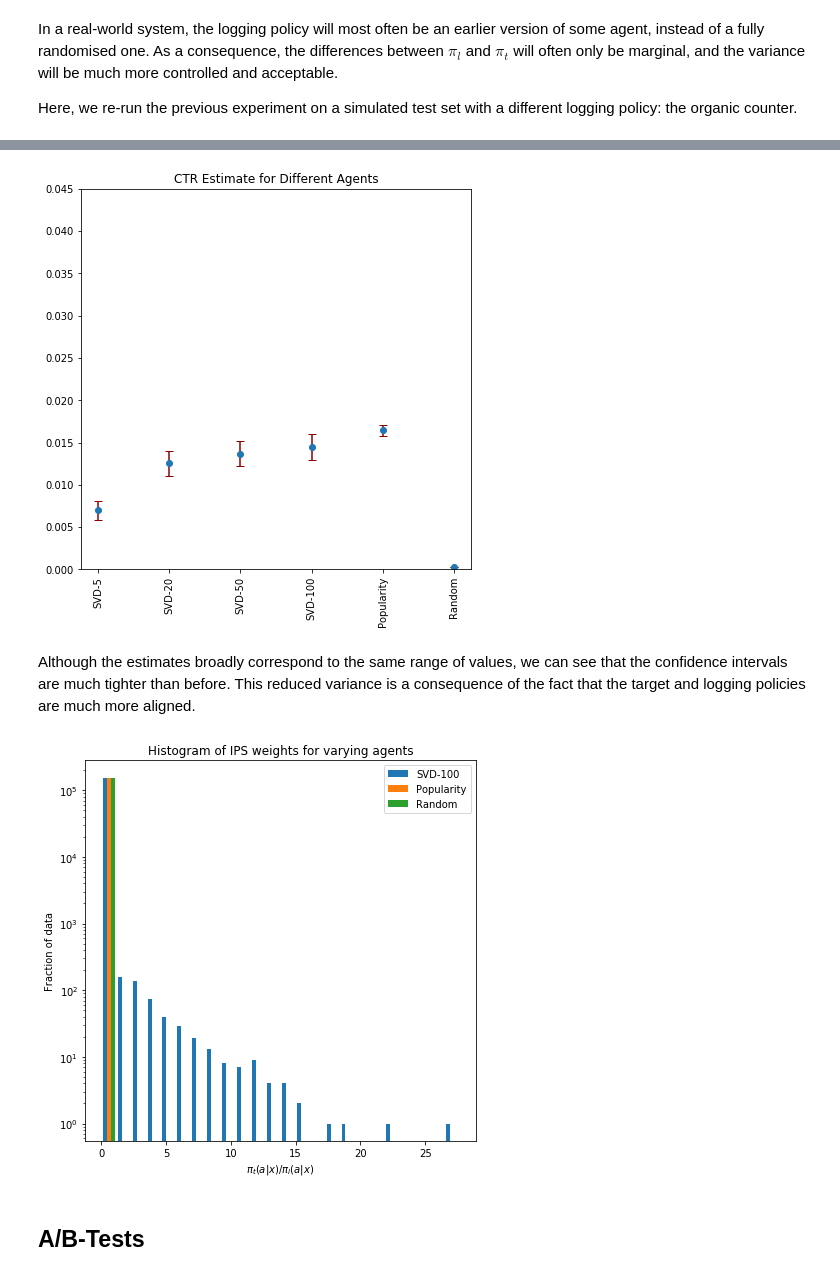
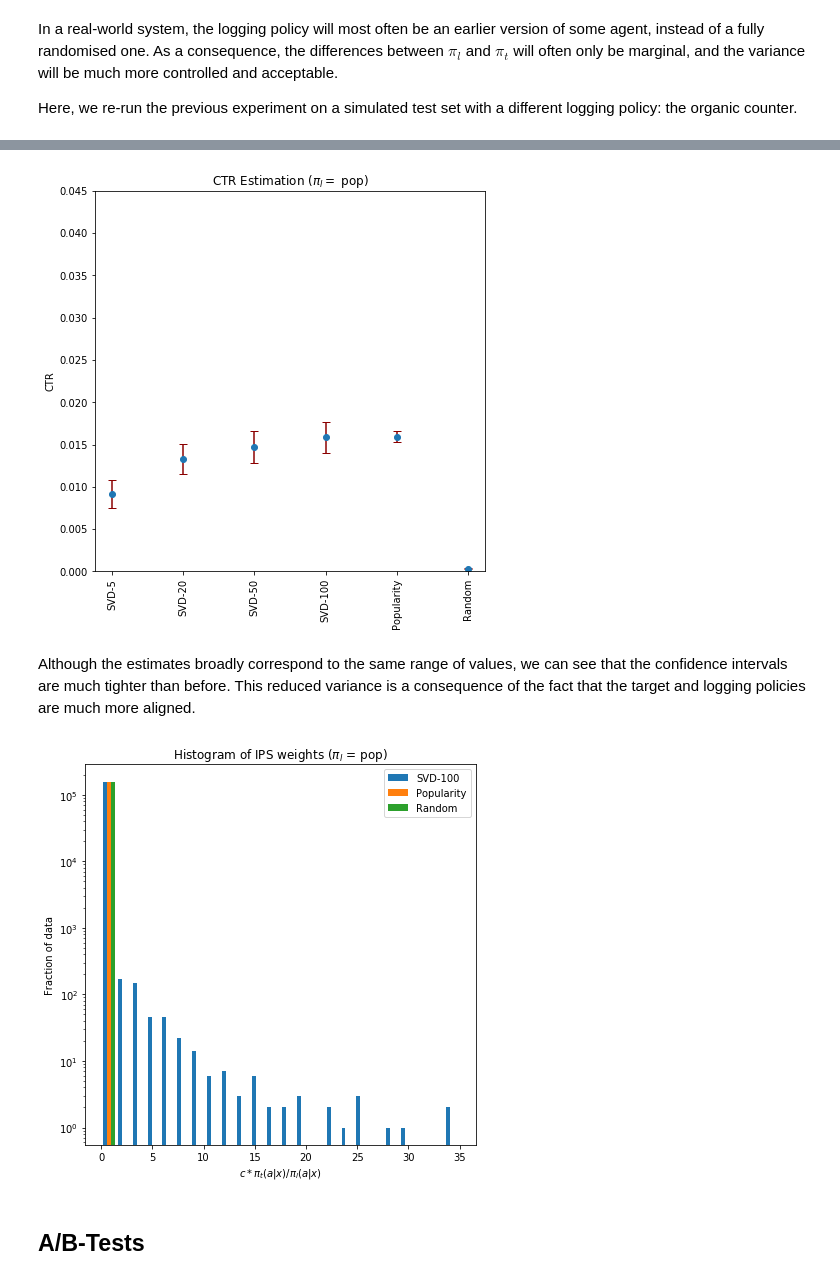
Before and after one commit to criteo-research/reco-gym, a Jupyter notebook: Bandit Feedback - evaluate organic model with bandit signal.ipynb, the cells around one changed output, grey strips where cells are left out. Drawn from its saved outputs; the diff is of its cells as text; code cells hidden in the pictures.

```diff
--- a/Bandit Feedback - evaluate organic model with bandit signal.ipynb
+++ b/Bandit Feedback - evaluate organic model with bandit signal.ipynb
@@ -173,7 +173,7 @@ In what follows, we show that the resulting eigendecomposition is successful in
 # %%
 # Keep the first n_factors eigen-values and vectors, decompose the matrix
 wdash = np.zeros_like(w)
-n_factors = 7
+n_factors = 10
 wdash[0:n_factors] = w[0:n_factors]
 embeddings = np.matmul(v,np.sqrt(np.diag(wdash)))[:,0:n_factors] # Only keep non-zero components
 # %%
@@ -240,7 +240,7 @@ def create_embeddings(reco_log, U, P, K = 5):
     return embeddings
 
 class AgentFromLog(Agent):
-    def __init__(self, config, reco_log, U = U, P = P, K = 5):
+    def __init__(self, config, reco_log, U = U, P = P, K = 5, greedy = False):
         super(AgentFromLog, self).__init__(config)
         self.rng = RandomState(self.config.random_seed)
         self.organic_views = np.zeros(self.config.num_products)
@@ -249,6 +249,7 @@ class AgentFromLog(Agent):
         self.embeddings = create_embeddings(reco_log, U, P, K)
         self.K = K
         self.history_length = 0
+        self.greedy = greedy
 
     def observe(self, observation):
         for session in observation.sessions():
@@ -259,7 +260,10 @@ class AgentFromLog(Agent):
         """Act method returns an Action based on current observation and past history"""
         self.observe(observation)
         uprob = np.matmul(self.embeddings,self.user_embedding/self.history_length)
+        if self.greedy:
+            uprob *= 10 # Make it greedy by spreading out values before the softmax
         prob = np.exp(uprob-logsumexp(uprob))
+        # Sample action according to probability distribution
         action = self.rng.choice(self.config.num_products, p = prob)
         return {
             **super().act(observation, reward, done),
@@ -279,10 +283,10 @@ Furthermore, we generate an agent that simply counts the number of organic views
 This can be seen as a popularity baseline.
 Finally, we add a random agent, which will generate recommendations uniformly-at-random.
 # %%
-embedding_agent5  = AgentFromLog(Configuration(env_1_args), reco_log, U, P, 5)
-embedding_agent20 = AgentFromLog(Configuration(env_1_args), reco_log, U, P, 20)
-embedding_agent50 = AgentFromLog(Configuration(env_1_args), reco_log, U, P, 50)
-embedding_agent100 = AgentFromLog(Configuration(env_1_args), reco_log, U, P, 100)
+embedding_agent5  = AgentFromLog(Configuration(env_1_args), reco_log, U, P, 5, True)
+embedding_agent20 = AgentFromLog(Configuration(env_1_args), reco_log, U, P, 20, True)
+embedding_agent50 = AgentFromLog(Configuration(env_1_args), reco_log, U, P, 50, True)
+embedding_agent100 = AgentFromLog(Configuration(env_1_args), reco_log, U, P, 100, True)
 
 organic_counter_agent = OrganicUserEventCounterAgent(Configuration({
             **organic_user_count_args,
@@ -423,6 +428,7 @@ test_log2 = env.generate_logs(U, agent = deepcopy(organic_counter_agent))
 # %%
 # Evaluate
-result_IPS2 = verify_agents_IPS(test_log2, agents)
+agent_copy = deepcopy(agents)
+result_IPS2 = verify_agents_IPS(test_log2, agent_copy)
 result_IPS2
 # %% [output]
 |  | Agent | 0.025 | 0.500 | 0.975 |
@@ -435,26 +441,28 @@ result_IPS2
 # %%
 fig = plot_verify_agents(result_IPS2)
 plt.ylim((.0,.045))
+plt.title('CTR Estimation ($\pi_l = $ pop)')
+plt.ylabel('CTR')
 plt.show()
 # %% [output]
-[figure, old version]
+[figure, new version]
 # %% [markdown]
 Although the estimates broadly correspond to the same range of values, we can see that the confidence intervals are much tighter than before.
 This reduced variance is a consequence of the fact that the target and logging policies are much more aligned.
 # %%
 fig, axes = plt.subplots()
-plt.hist([evaluate_IPS(agents[agent_id], test_log2) for agent_id in ['SVD-100','Popularity','Random']],
+plt.hist([evaluate_IPS(agent_copy[agent_id], test_log2) for agent_id in ['SVD-100','Popularity','Random']],
          bins = 24,
          density = False,
          log = True,
          label = ['SVD-100','Popularity','Random'])
-plt.title('Histogram of IPS weights for varying agents')
-plt.xlabel('$\pi_t(a|x)/\pi_l(a|x)$')
+plt.title('Histogram of IPS weights ($\pi_l$ = pop)')
+plt.xlabel('$c\cdot\pi_t(a|x)/\pi_l(a|x)$')
 plt.ylabel('Fraction of data')
 plt.legend()
 plt.show()
 # %% [output]
-[figure, old version]
+[figure, new version]
 # %% [markdown]
 ## A/B-Tests
 # %% [markdown]
```
Also changed, not shown: parts of 26 cells of this notebook.
